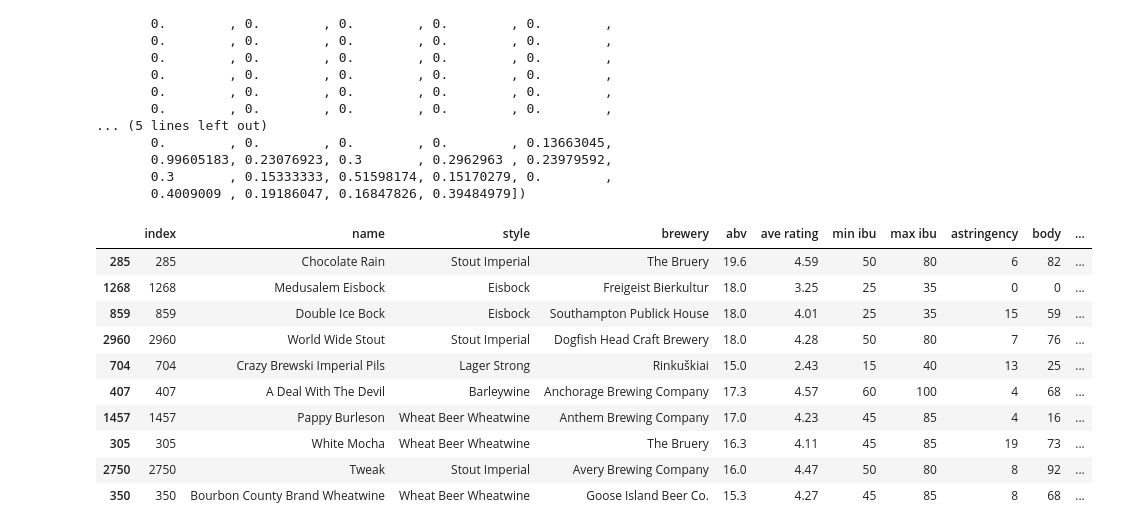
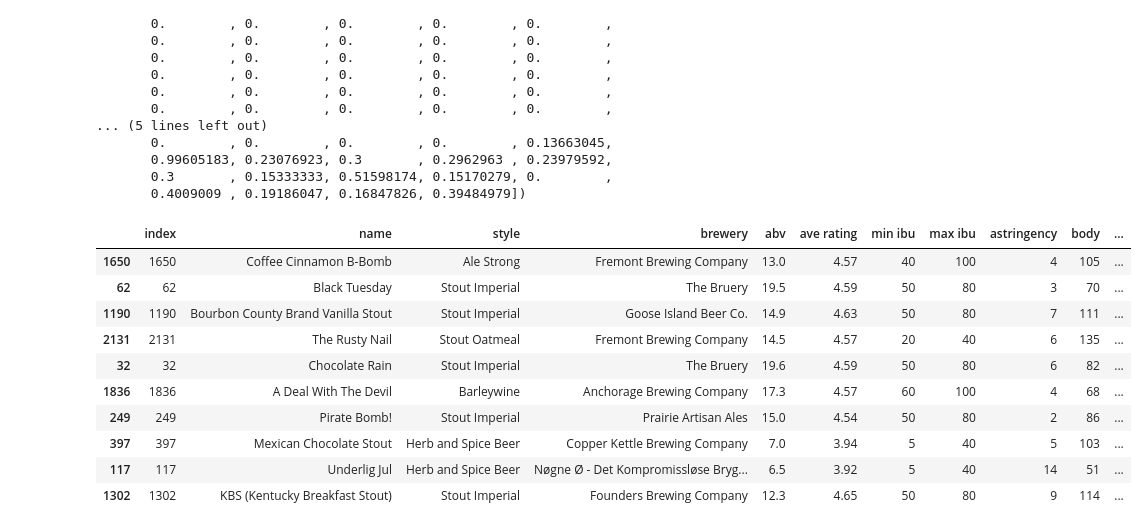
Before and after one commit to ltexp1998/zytholic_project, a Jupyter notebook: notebooks/atc_KMeans_base.ipynb, the cells around one changed output. Cells and saved outputs as stored; diff of their text form; code cells hidden in the pictures.

```diff
--- a/notebooks/atc_KMeans_base.ipynb
+++ b/notebooks/atc_KMeans_base.ipynb
@@ -168,8 +187,6 @@ model.get_data()
 model.set_preprocess_pipeline()
 
 model.process_data()
-
-model.fit()
 # %% [output]
 <zytholic_project.base_model.BaseModel at 0x...>
 # %%
@@ -220,16 +237,16 @@ def content(name,sigmoid=sigmoid):
         # Top 10 most similar beers
         return df.iloc[beers_indices]
 # %%
-content('X-Beer 33')
+content('Mexican Chocolate Stout')
 # %% [output]
 |  | index | name | style | brewery | abv | ave rating | min ibu | max ibu | astringency | body | ... |
-| 285 | 285 | Chocolate Rain | Stout Imperial | The Bruery | 19.6 | 4.59 | 50 | 80 | 6 | 82 | ... |
-| 1268 | 1268 | Medusalem Eisbock | Eisbock | Freigeist Bierkultur | 18.0 | 3.25 | 25 | 35 | 0 | 0 | ... |
-| 859 | 859 | Double Ice Bock | Eisbock | Southampton Publick House | 18.0 | 4.01 | 25 | 35 | 15 | 59 | ... |
-| 2960 | 2960 | World Wide Stout | Stout Imperial | Dogfish Head Craft Brewery | 18.0 | 4.28 | 50 | 80 | 7 | 76 | ... |
-| 704 | 704 | Crazy Brewski Imperial Pils | Lager Strong | Rinkuškiai | 15.0 | 2.43 | 15 | 40 | 13 | 25 | ... |
-| 407 | 407 | A Deal With The Devil | Barleywine | Anchorage Brewing Company | 17.3 | 4.57 | 60 | 100 | 4 | 68 | ... |
-| 1457 | 1457 | Pappy Burleson | Wheat Beer Wheatwine | Anthem Brewing Company | 17.0 | 4.23 | 45 | 85 | 4 | 16 | ... |
-| 305 | 305 | White Mocha | Wheat Beer Wheatwine | The Bruery | 16.3 | 4.11 | 45 | 85 | 19 | 73 | ... |
-| 2750 | 2750 | Tweak | Stout Imperial | Avery Brewing Company | 16.0 | 4.47 | 50 | 80 | 8 | 92 | ... |
-| 350 | 350 | Bourbon County Brand Wheatwine | Wheat Beer Wheatwine | Goose Island Beer Co. | 15.3 | 4.27 | 45 | 85 | 8 | 68 | ... |
+| 1650 | 1650 | Coffee Cinnamon B-Bomb | Ale Strong | Fremont Brewing Company | 13.0 | 4.57 | 40 | 100 | 4 | 105 | ... |
+| 62 | 62 | Black Tuesday | Stout Imperial | The Bruery | 19.5 | 4.59 | 50 | 80 | 3 | 70 | ... |
+| 1190 | 1190 | Bourbon County Brand Vanilla Stout | Stout Imperial | Goose Island Beer Co. | 14.9 | 4.63 | 50 | 80 | 7 | 111 | ... |
+| 2131 | 2131 | The Rusty Nail | Stout Oatmeal | Fremont Brewing Company | 14.5 | 4.57 | 20 | 40 | 6 | 135 | ... |
+| 32 | 32 | Chocolate Rain | Stout Imperial | The Bruery | 19.6 | 4.59 | 50 | 80 | 6 | 82 | ... |
+| 1836 | 1836 | A Deal With The Devil | Barleywine | Anchorage Brewing Company | 17.3 | 4.57 | 60 | 100 | 4 | 68 | ... |
+| 249 | 249 | Pirate Bomb! | Stout Imperial | Prairie Artisan Ales | 15.0 | 4.54 | 50 | 80 | 2 | 86 | ... |
+| 397 | 397 | Mexican Chocolate Stout | Herb and Spice Beer | Copper Kettle Brewing Company | 7.0 | 3.94 | 5 | 40 | 5 | 103 | ... |
+| 117 | 117 | Underlig Jul | Herb and Spice Beer | Nøgne Ø - Det Kompromissløse Bryg... | 6.5 | 3.92 | 5 | 40 | 14 | 51 | ... |
+| 1302 | 1302 | KBS (Kentucky Breakfast Stout) | Stout Imperial | Founders Brewing Company | 12.3 | 4.65 | 50 | 80 | 9 | 114 | ... |
```
Also changed, not shown: parts of 16 cells of this notebook, 1 other file.
